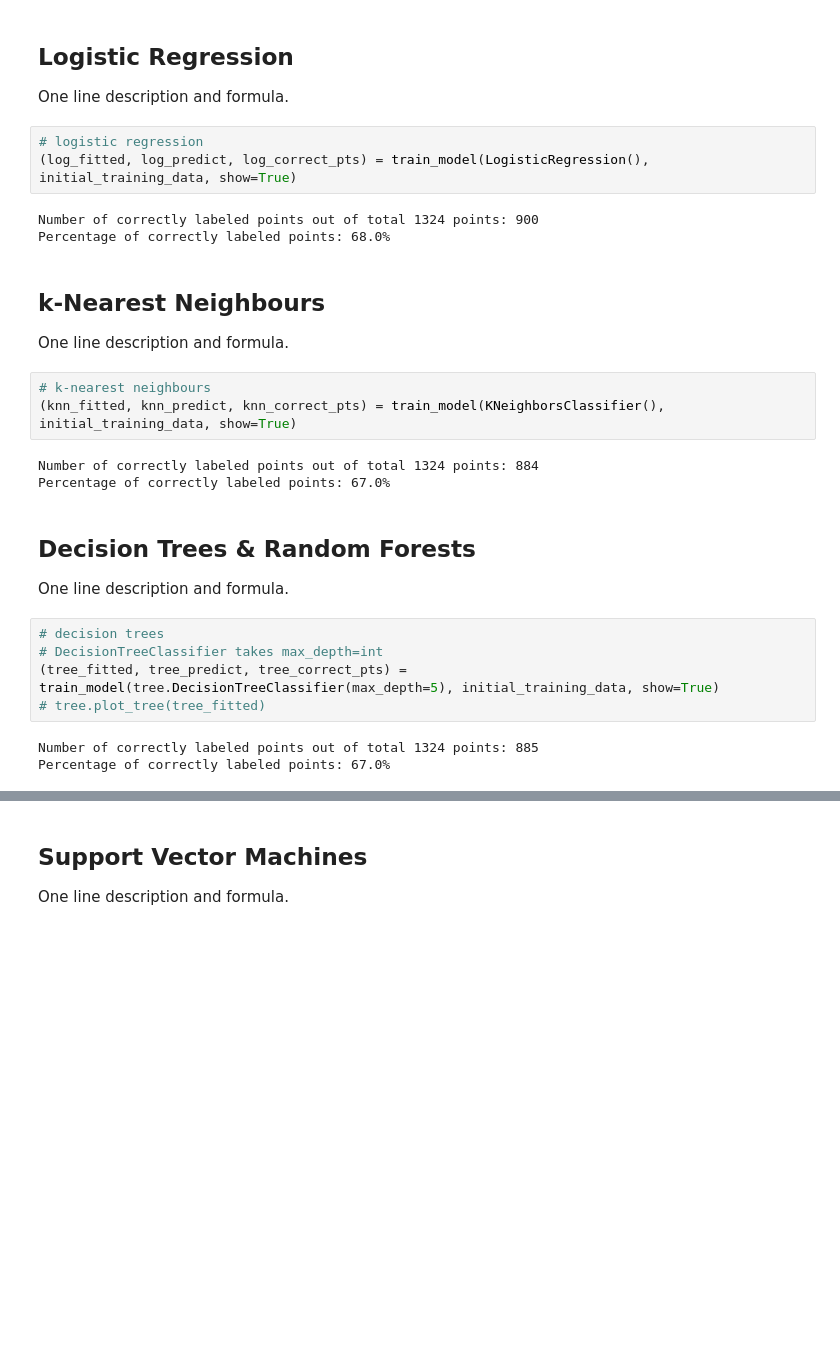
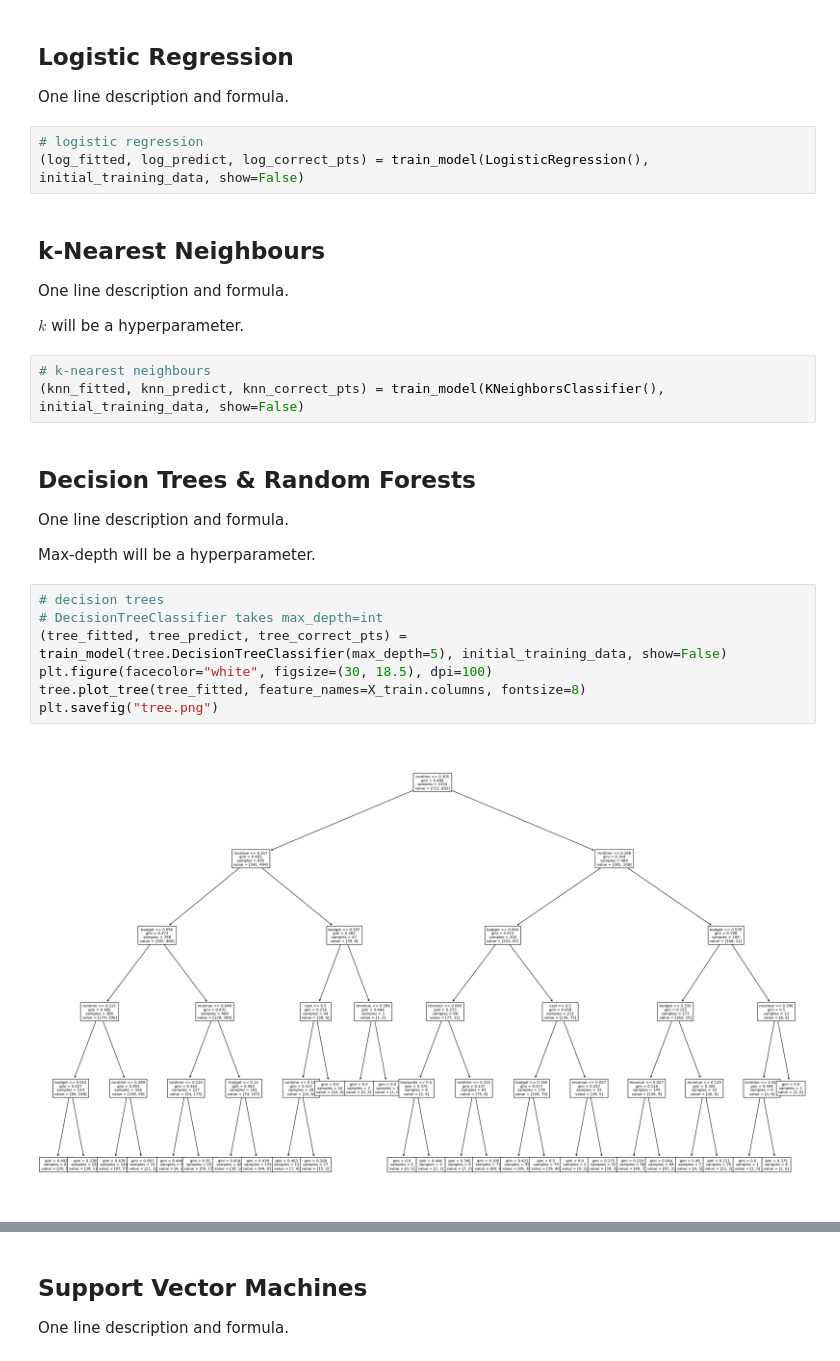
Before and after one commit to vibrantlychee/big-movie-data, a Jupyter notebook: flop_or_not.ipynb, the cells around one changed output, grey strips where cells are left out. Cells and saved outputs as stored; diff of their text form; blank space fills up the shorter version.

```diff
--- a/flop_or_not.ipynb
+++ b/flop_or_not.ipynb
@@ -520,29 +520,28 @@ Description of each and formula.
 One line description and formula.
 # %%
 # logistic regression
-(log_fitted, log_predict, log_correct_pts) = train_model(LogisticRegression(), initial_training_data, show=True)
+(log_fitted, log_predict, log_correct_pts) = train_model(LogisticRegression(), initial_training_data, show=False)
-# %% [output]
-Number of correctly labeled points out of total 1324 points: 900
-Percentage of correctly labeled points: 68.0%
 # %% [markdown]
 ## k-Nearest Neighbours
 One line description and formula.
+
+$k$ will be a hyperparameter.
 # %%
 # k-nearest neighbours
-(knn_fitted, knn_predict, knn_correct_pts) = train_model(KNeighborsClassifier(), initial_training_data, show=True)
+(knn_fitted, knn_predict, knn_correct_pts) = train_model(KNeighborsClassifier(), initial_training_data, show=False)
-# %% [output]
-Number of correctly labeled points out of total 1324 points: 884
-Percentage of correctly labeled points: 67.0%
 # %% [markdown]
 ## Decision Trees & Random Forests
 One line description and formula.
+
+Max-depth will be a hyperparameter.
 # %%
 # decision trees
 # DecisionTreeClassifier takes max_depth=int
-(tree_fitted, tree_predict, tree_correct_pts) = train_model(tree.DecisionTreeClassifier(max_depth=5), initial_training_data, show=True)
-# tree.plot_tree(tree_fitted)
+(tree_fitted, tree_predict, tree_correct_pts) = train_model(tree.DecisionTreeClassifier(max_depth=5), initial_training_data, show=False)
+plt.figure(facecolor="white", figsize=(30, 18.5), dpi=100)
+tree.plot_tree(tree_fitted, feature_names=X_train.columns, fontsize=8)
+plt.savefig("tree.png")
 # %% [output]
-Number of correctly labeled points out of total 1324 points: 885
-Percentage of correctly labeled points: 67.0%
+[figure, added]
 # %%
 # random forests
```
Also changed, not shown: parts of 4 cells of this notebook, 2 other files.
